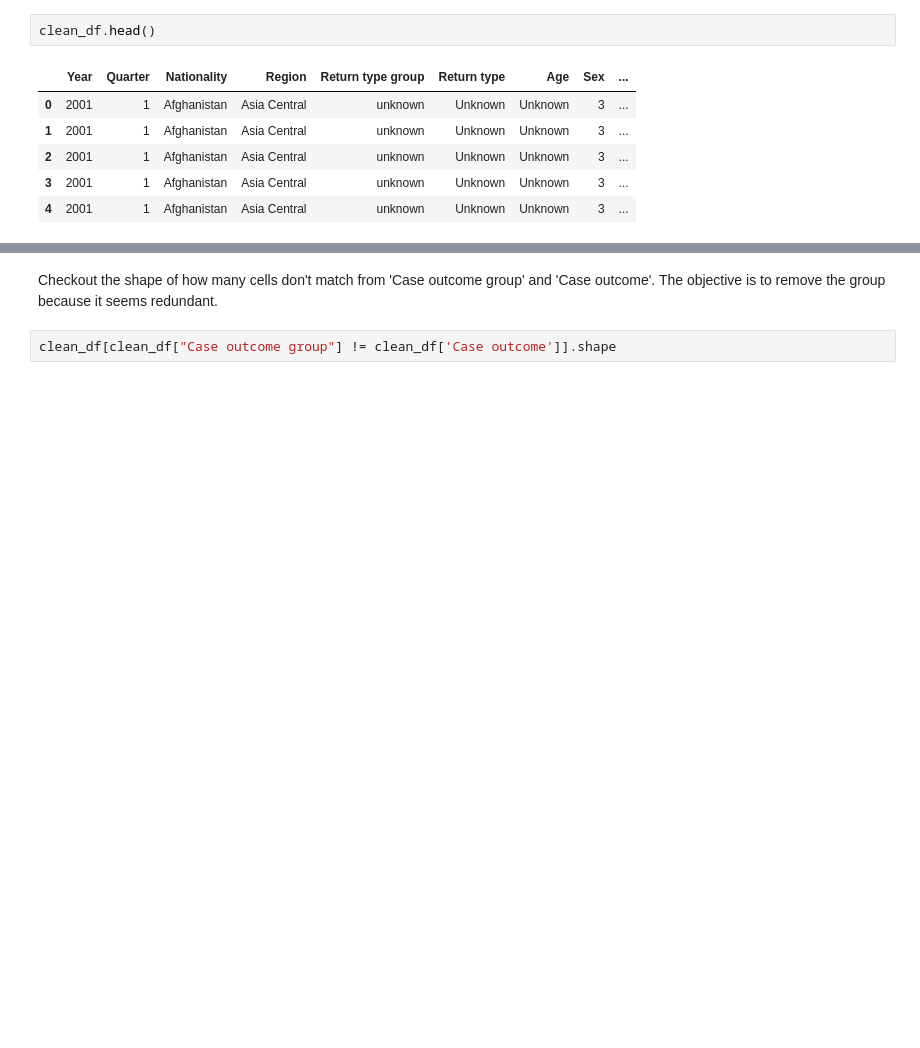
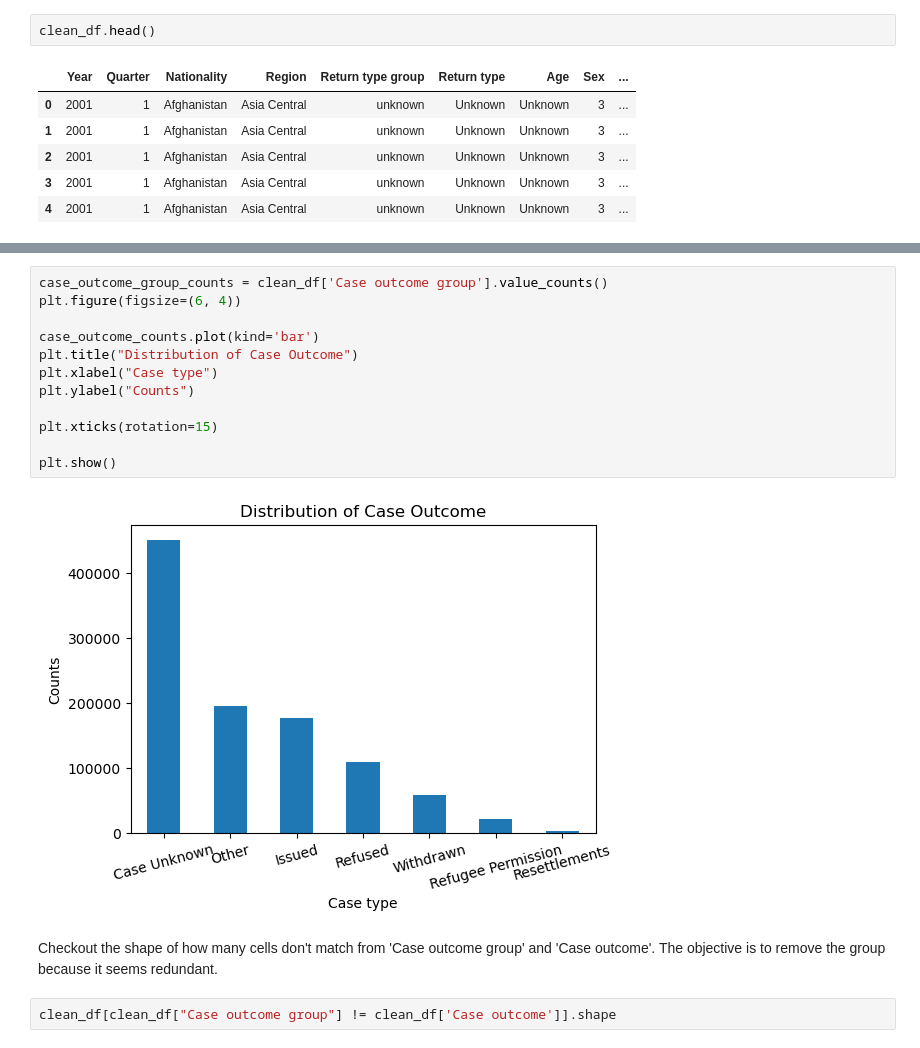
Before and after one commit to psmith1011/CS_UK_Immigration, a Jupyter notebook: Notebook_Code_Files/CS_UK_Immigration_Psmith_main.ipynb, the cells around one changed output, grey strips where cells are left out. Cells and saved outputs as stored; diff of their text form; blank space fills up the shorter version.

```diff
--- a/Notebook_Code_Files/CS_UK_Immigration_Psmith_main.ipynb
+++ b/Notebook_Code_Files/CS_UK_Immigration_Psmith_main.ipynb
@@ -235,3 +660,17 @@ clean_df.head()
+# %%
+case_outcome_group_counts = clean_df['Case outcome group'].value_counts()
+plt.figure(figsize=(6, 4))
+
+case_outcome_counts.plot(kind='bar')
+plt.title("Distribution of Case Outcome")
+plt.xlabel("Case type")
+plt.ylabel("Counts")
+
+plt.xticks(rotation=15)
+
+plt.show()
+# %% [output]
+[figure, added]
 # %% [markdown]
 Checkout the shape of how many cells don't match from 'Case outcome group' and 'Case outcome'. The objective is to remove the group because it seems redundant.
 # %%
```
Also changed, not shown: parts of 80 cells of this notebook, 2 other files.
